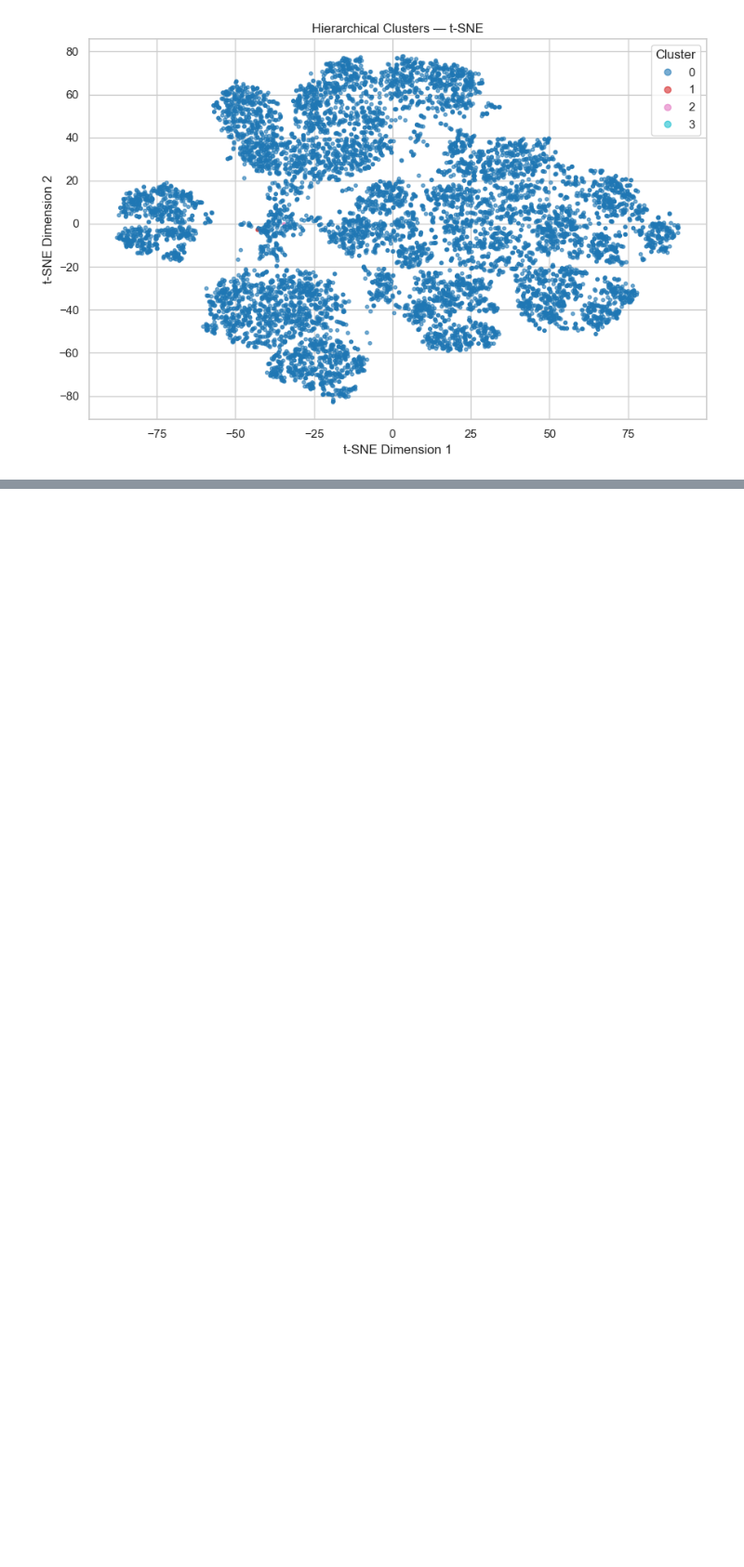
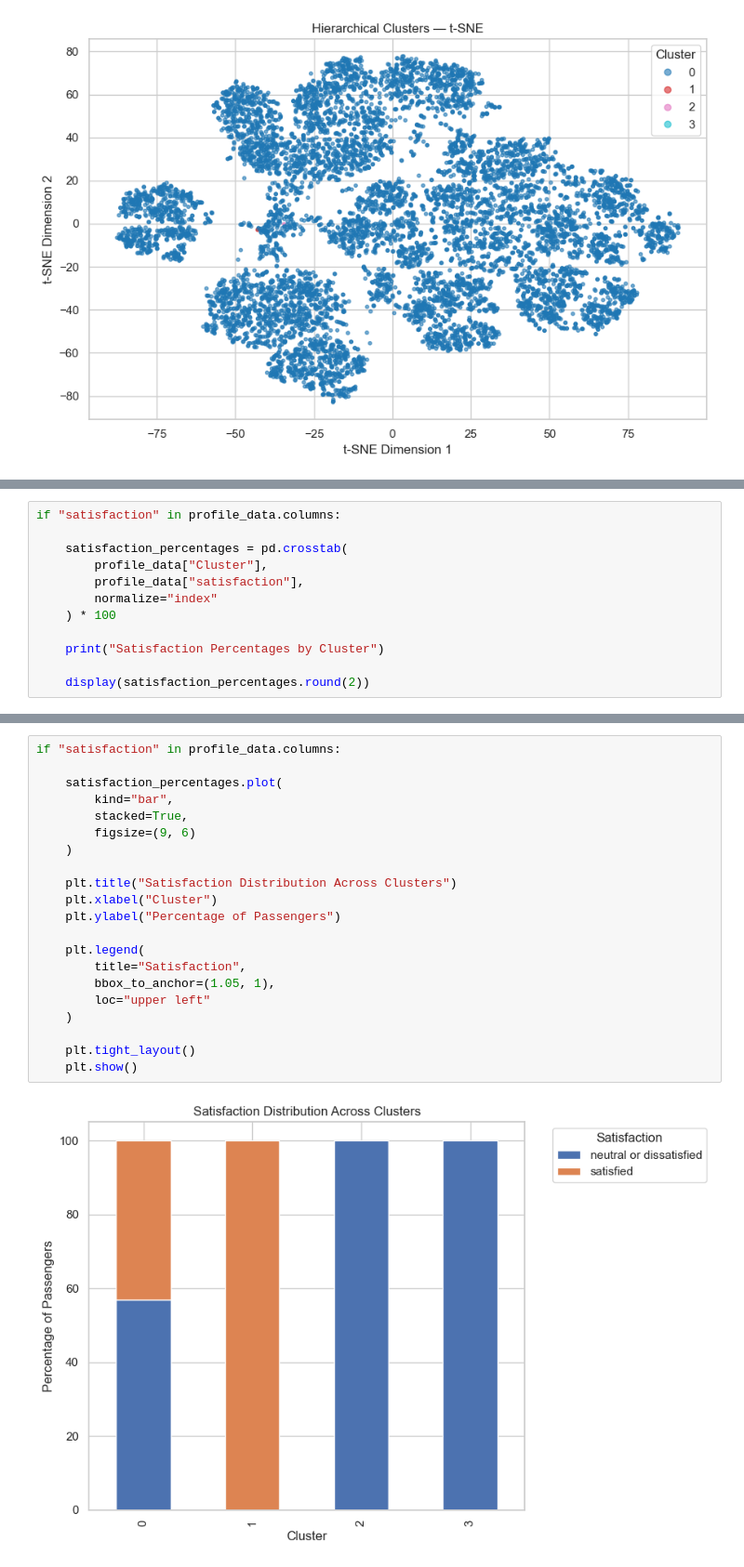
Before and after one commit to Meghana-PV/ml_caseStudy, a Jupyter notebook: notebooks/clustering.ipynb, the cells around one changed output, grey strips where cells are left out. Shown at 93% size. Drawn from its saved outputs; the diff is of its cells as text; blank space fills up the shorter version.

Commit message:
Add cluster profiling and satisfaction validation

```diff
--- a/notebooks/clustering.ipynb
+++ b/notebooks/clustering.ipynb
@@ -880,0 +943,12 @@ plt.show()
+# %%
+if "satisfaction" in profile_data.columns:
+
+    satisfaction_percentages = pd.crosstab(
+        profile_data["Cluster"],
+        profile_data["satisfaction"],
+        normalize="index"
+    ) * 100
+
+    print("Satisfaction Percentages by Cluster")
+
+    display(satisfaction_percentages.round(2))
@@ -880,0 +963,23 @@ plt.show()
+# %%
+if "satisfaction" in profile_data.columns:
+
+    satisfaction_percentages.plot(
+        kind="bar",
+        stacked=True,
+        figsize=(9, 6)
+    )
+
+    plt.title("Satisfaction Distribution Across Clusters")
+    plt.xlabel("Cluster")
+    plt.ylabel("Percentage of Passengers")
+
+    plt.legend(
+        title="Satisfaction",
+        bbox_to_anchor=(1.05, 1),
+        loc="upper left"
+    )
+
+    plt.tight_layout()
+    plt.show()
+# %% [output]
+[figure, added]
```
Also changed, not shown: parts of 4 cells of this notebook.
